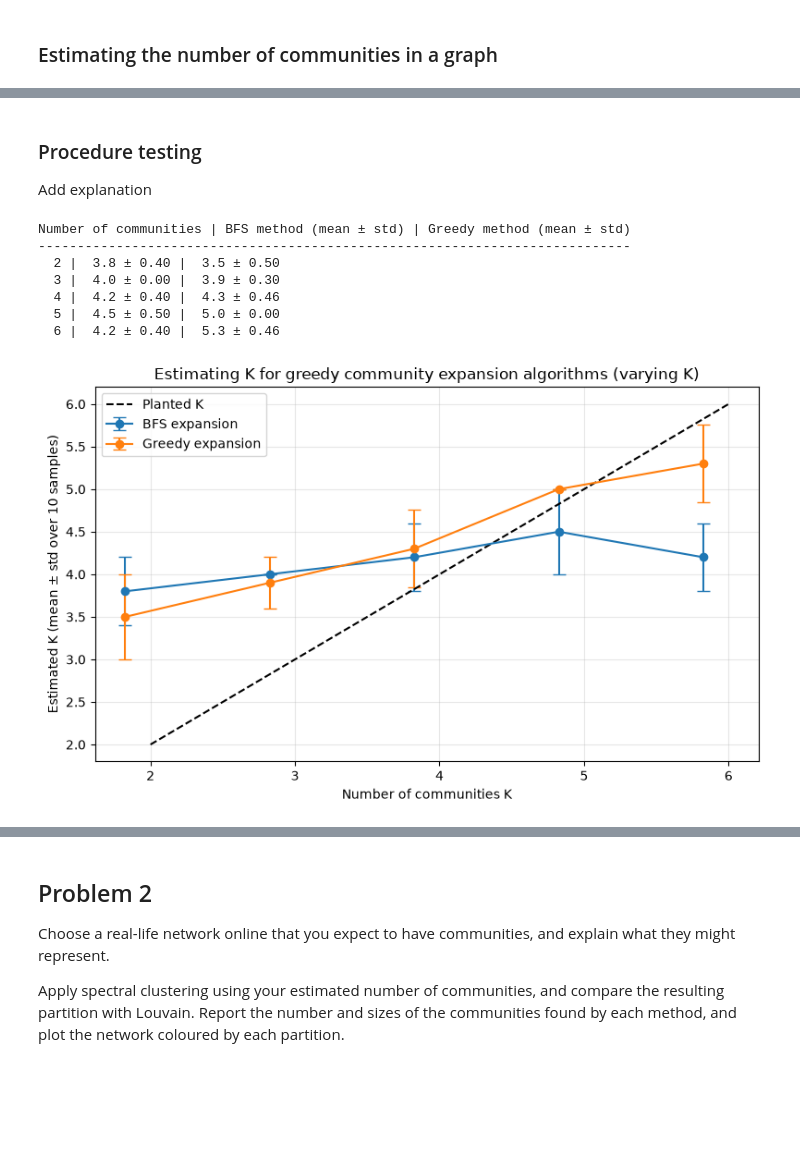
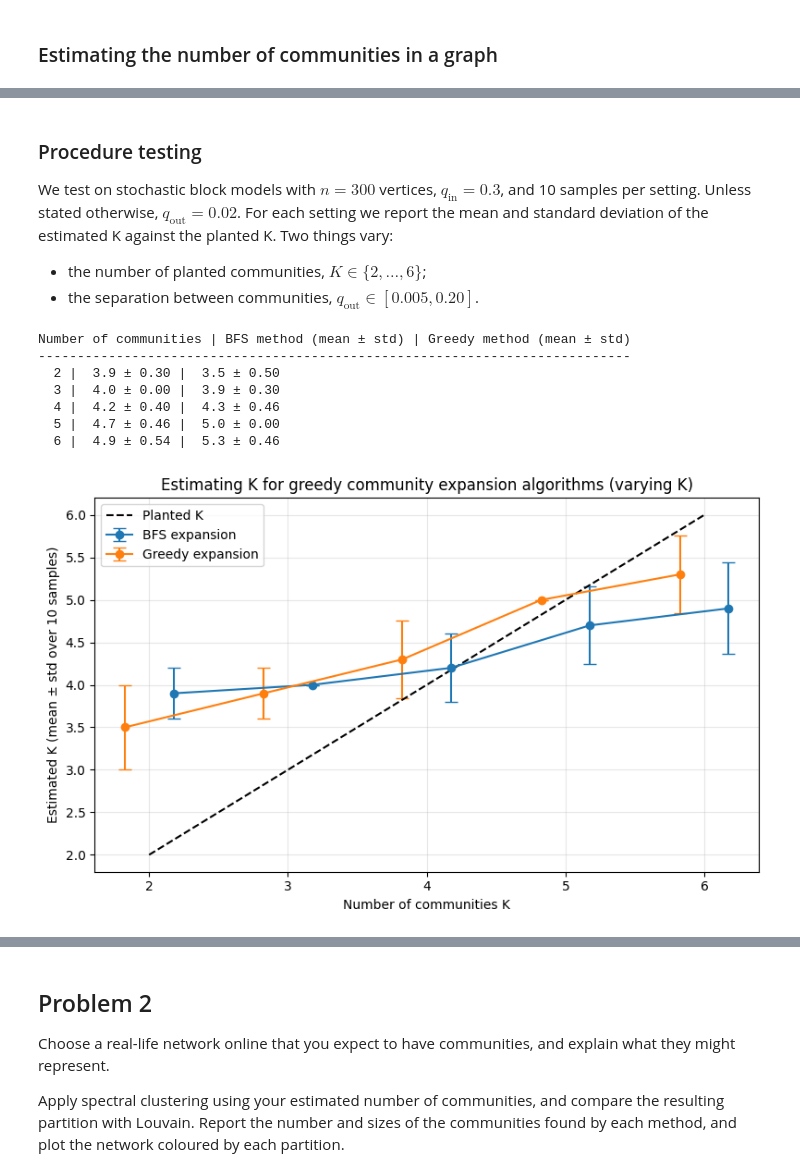
Before and after one commit to tjerkwillems7-ux/complex-networks-assignment-3, a Jupyter notebook: Group_6_Project_3.ipynb, the cells around one changed output, grey strips where cells are left out. Drawn from its saved outputs; the diff is of its cells as text; code cells hidden in the pictures; blank space fills up the shorter version.

Commit message:
Finished Problem 1, added text explentation and code analysis of the min_size

```diff
--- a/Group_6_Project_3.ipynb
+++ b/Group_6_Project_3.ipynb
@@ -48,11 +60,11 @@ Add explanation
 # %%
 def find_community_bfs(G, seed, gamma = 1.0):
     """
-   Picks a random high-degree vertex and then expand the community around this vertex by adding vertex layers via BFS.
+    Picks the highest-degree remaining vertex and then expand the community around this vertex by adding vertex layers via BFS.
 
     Parameters:
     :G: Graph
-    :seed: Random seed
+    :seed: Starting vertex
     :gamma: Resolution parameter (default is 1)
     :return: Community
     """
@@ -72,18 +84,12 @@ def find_community_bfs(G, seed, gamma = 1.0):
                 max_dist = max(max_dist, distance[v])
                 queue.append(v)
 
-    layer = list()
-
     for k in range(1, max_dist + 1):
-        for v, dist in distance.items():
-            if dist == k and v not in C:
-                layer.append(v)
-
-            if not layer:
-                continue
+        layer = [v for v, dist in distance.items() if dist == k and v not in C]
+        if not layer:
+            break
 
         added_vertices = False
-
         for v in sorted(layer, key = lambda x: -d[x]):
             sum_d_C = sum(d[u] for u in C)
             edges_to_C = sum(1 for u in G.neighbors(v) if u in C)
@@ -104,7 +110,7 @@ def find_community_greedy(G, seed, gamma = 1.0):
 
     Parameters:
     :G: Graph
-    :seed: Random seed
+    :seed: Starting vertex
     :gamma: Resolution parameter (default is 1)
     :return: Community
     """
@@ -152,16 +164,19 @@ Add explanation
 # %%
-def community_number_estimator(G, estimator, gamma = 1.0, min_size = 20):
+def community_number_estimator(G, estimator, gamma = 1.0, min_size = 20, return_communities = False):
     """
-    Expand a community from the highest-degree remaining vertex, remove it and continue until all edges have been checked.
+    Expand a community from the highest-degree remaining vertex, remove it, and repeat until no edges remain.
+    Communities smaller than min_size are not counted.
 
     Parameters:
     :G: Graph
+    :estimator: Community expansion function with signature estimator(H, seed, gamma)
     :gamma: Resolution parameter
-    :min_size: Minimum community size
-    :return: Number of communities in a graph
+    :min_size: Minimum community size to count
+    :return_communities: If True, also return the list of counted communities
+    :return: Number of communities, and the communities if return_communities is True
     """
     H = G.copy()
-    community_count = 0
+    communities = []
 
     while H.number_of_edges() > 0:
         seed = max(H.nodes(), key = lambda v: H.degree(v))
@@ -170,18 +185,24 @@ def community_number_estimator(G, estimator, gamma = 1.0, min_size = 20):
         if H.degree(seed) == 0:
             break
 
-        # Form a community and add it to the count
+        # Form a community and keep it
         C = estimator(H, seed, gamma)
-        if len(C) >= min_size:
-            community_count += 1
+        communities.append(C)
 
         # Remove community from graph
         H.remove_nodes_from(C)
 
-    return community_count
+    big = [C for C in communities if len(C) >= min_size]
+    if return_communities:
+        return len(big), big
+    return len(big)
 # %% [markdown]
 ### Procedure testing <a name="testing" id="testing"></a>
-Add explanation
+
+We test on stochastic block models with $n = 300$ vertices, $q_{\text{in}} = 0.3$, and 10 samples per setting. Unless stated otherwise, $q_{\text{out}} = 0.02$. For each setting we report the mean and standard deviation of the estimated K against the planted K. Two things vary:
+
+- the number of planted communities, $K \in \{2, \dots, 6\}$;
+- the separation between communities, $q_{\text{out}} \in [0.005, 0.20]$.
 # %%
 def SBM_K(K_values, n, q_in, q_out, n_samples):
     """
@@ -229,37 +250,37 @@ for K in K_values:
 # %% [output]
 Number of communities | BFS method (mean ± std) | Greedy method (mean ± std)
 ----------------------------------------------------------------------------
-  2 |  3.8 ± 0.40 |  3.5 ± 0.50
+  2 |  3.9 ± 0.30 |  3.5 ± 0.50
   3 |  4.0 ± 0.00 |  3.9 ± 0.30
   4 |  4.2 ± 0.40 |  4.3 ± 0.46
-  5 |  4.5 ± 0.50 |  5.0 ± 0.00
-  6 |  4.2 ± 0.40 |  5.3 ± 0.46
+  5 |  4.7 ± 0.46 |  5.0 ± 0.00
+  6 |  4.9 ± 0.54 |  5.3 ± 0.46
 # %%
 # --- Plot ---
 fig, ax = plt.subplots(figsize=(8, 5))
 x = np.arange(len(K_values))
 w = 0.35
 
-ax.errorbar(x - w/2,
+ax.errorbar(x + w/2,
             [np.mean(res_K[K]["bfs"])    for K in K_values],
             yerr=[np.std(res_K[K]["bfs"]) for K in K_values],
             fmt = "o-", capsize = 5, label = "BFS expansion")
 ax.errorbar(x - w/2,
             [np.mean(res_K[K]["greedy"])    for K in K_values],
             yerr=[np.std(res_K[K]["greedy"]) for K in K_values],
             fmt = "o-", capsize = 5, label = "Greedy expansion")
 ax.plot(x, K_values, "k--", label = "Planted K")
 
 ax.set_xticks(x)
 ax.set_xticklabels(K_values)
 ax.set_xlabel("Number of communities K")
 ax.set_ylabel("Estimated K (mean ± std over 10 samples)")
 ax.set_title("Estimating K for greedy community expansion algorithms (varying K)")
 ax.legend()
 ax.grid(alpha = 0.3)
 
 plt.tight_layout()
 plt.show()
 # %% [output]
-[figure, old version]
+[figure, new version]
 # %% [markdown]
```
Also changed, not shown: parts of 23 cells of this notebook.
